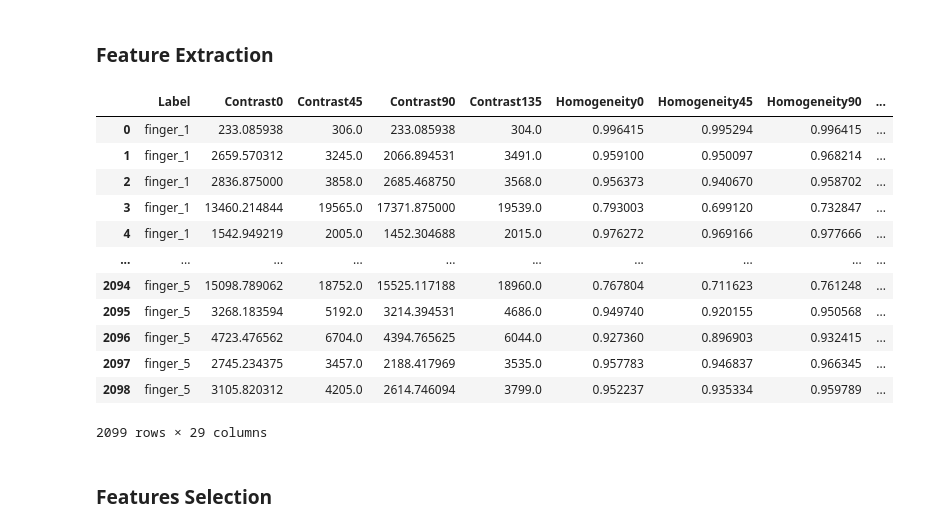
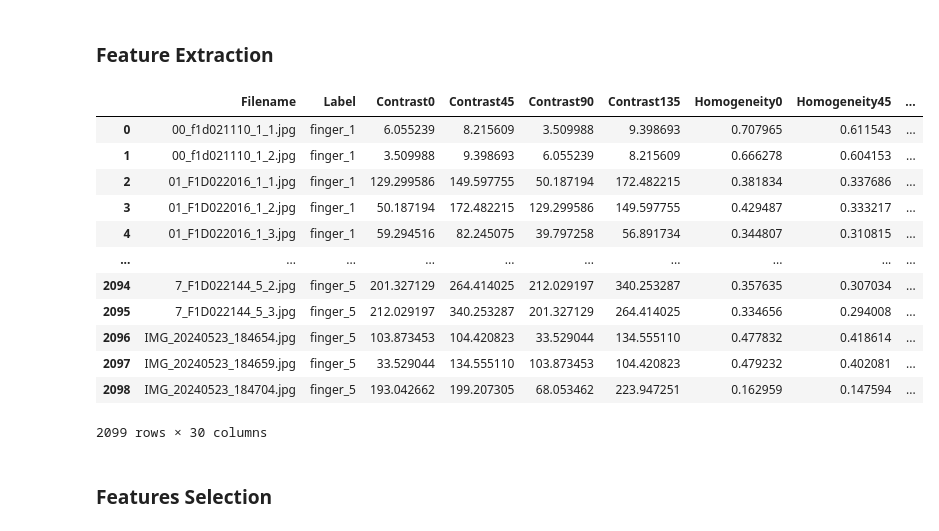
Before and after one commit to Digital-Image-Processing-2024/modul-6-jurnal-muhammaddzaki123, a Jupyter notebook: percobaan_n.ipynb, the cells around one changed output. Cells and saved outputs as stored; diff of their text form; code cells hidden in the pictures.

```diff
--- a/percobaan_n.ipynb
+++ b/percobaan_n.ipynb
@@ -258,3 +205,3 @@ def ASM(matriks):
 # %%
 def energy(matriks):
-    return np.sqrt(ASM(matriks))
+    return graycoprops(matriks, 'energy')[0, 0]
@@ -263,11 +213,11 @@ Derajat0 = []
 Derajat45 = []
 Derajat90 = []
 Derajat135 = []
-for i in range(len(dataPreprocessed)):
-    D0 = glcm(dataPreprocessed[i], 8, 0)
-    D45 = glcm(dataPreprocessed[i], 8, 45)
-    D90 = glcm(dataPreprocessed[i], 8, 90)
-    D135 = glcm(dataPreprocessed[i], 8, 135)
+for i in range(len(data_augmented)):
+    D0 = glcm(data_augmented[i], 0)
+    D45 = glcm(data_augmented[i], 45)
+    D90 = glcm(data_augmented[i], 90)
+    D135 = glcm(data_augmented[i], 135)
     Derajat0.append(D0)
     Derajat45.append(D45)
     Derajat90.append(D90)
@@ -372,34 +301,33 @@ for i in range(len(data)):
     energy90.append(ER90)
     energy135.append(ER135)
 # %%
-data = {'Filename': file_name, 'Label': labels,
+dataTable = {'Filename': file_name, 'Label': labels,
         'Contrast0': Kontras0, 'Contrast45': Kontras45, 'Contrast90': Kontras90, 'Contrast135': Kontras135,
         'Homogeneity0': homogenity0, 'Homogeneity45': homogenity45, 'Homogeneity90': homogenity90, 'Homogeneity135': homogenity135,
         'Dissimilarity0': dissimilarity0, 'Dissimilarity45': dissimilarity45, 'Dissimilarity90': dissimilarity90, 'Dissimilarity135': dissimilarity135,
         'Entropy0': entropy0, 'Entropy45': entropy45, 'Entropy90': entropy90, 'Entropy135': entropy135,
         'ASM0': ASM0, 'ASM45': ASM45, 'ASM90': ASM90, 'ASM135': ASM135,
         'Energy0': energy0, 'Energy45': energy45, 'Energy90': energy90, 'Energy135': energy135,
         'Correlation0': correlation0, 'Correlation45': correlation45, 'Correlation90': correlation90, 'Correlation135': correlation135,
         }
-df = pd.DataFrame(data)
-df.to_csv('hasil_ekstraksi.csv', index=False)
+df = pd.DataFrame(dataTable)
+df.to_csv('hasil_ekstraksi_1.csv', index=False)
+
+hasilEkstrak = pd.read_csv('hasil_ekstraksi_1.csv')
+hasilEkstrak
+# %% [output]
+|  | Filename | Label | Contrast0 | Contrast45 | Contrast90 | Contrast135 | Homogeneity0 | Homogeneity45 | ... |
+| 0 | 00_f1d021110_1_1.jpg | finger_1 | 6.055239 | 8.215609 | 3.509988 | 9.398693 | 0.707965 | 0.611543 | ... |
+| 1 | 00_f1d021110_1_2.jpg | finger_1 | 3.509988 | 9.398693 | 6.055239 | 8.215609 | 0.666278 | 0.604153 | ... |
+| 2 | 01_F1D022016_1_1.jpg | finger_1 | 129.299586 | 149.597755 | 50.187194 | 172.482215 | 0.381834 | 0.337686 | ... |
+| 3 | 01_F1D022016_1_2.jpg | finger_1 | 50.187194 | 172.482215 | 129.299586 | 149.597755 | 0.429487 | 0.333217 | ... |
+| 4 | 01_F1D022016_1_3.jpg | finger_1 | 59.294516 | 82.245075 | 39.797258 | 56.891734 | 0.344807 | 0.310815 | ... |
+| ... | ... | ... | ... | ... | ... | ... | ... | ... | ... |
+| 2094 | 7_F1D022144_5_2.jpg | finger_5 | 201.327129 | 264.414025 | 212.029197 | 340.253287 | 0.357635 | 0.307034 | ... |
+| 2095 | 7_F1D022144_5_3.jpg | finger_5 | 212.029197 | 340.253287 | 201.327129 | 264.414025 | 0.334656 | 0.294008 | ... |
+| 2096 | IMG_20240523_184654.jpg | finger_5 | 103.873453 | 104.420823 | 33.529044 | 134.555110 | 0.477832 | 0.418614 | ... |
+| 2097 | IMG_20240523_184659.jpg | finger_5 | 33.529044 | 134.555110 | 103.873453 | 104.420823 | 0.479232 | 0.402081 | ... |
+| 2098 | IMG_20240523_184704.jpg | finger_5 | 193.042662 | 199.207305 | 68.053462 | 223.947251 | 0.162959 | 0.147594 | ... |
+2099 rows × 30 columns
-# %%
-hasilEkstrak = pd.read_csv('hasil_ekstraksi.csv')
-hasilEkstrak = hasilEkstrak.drop(columns=['Filename'])
-hasilEkstrak
-# %% [output]
-|  | Label | Contrast0 | Contrast45 | Contrast90 | Contrast135 | Homogeneity0 | Homogeneity45 | Homogeneity90 | ... |
-| 0 | finger_1 | 233.085938 | 306.0 | 233.085938 | 304.0 | 0.996415 | 0.995294 | 0.996415 | ... |
-| 1 | finger_1 | 2659.570312 | 3245.0 | 2066.894531 | 3491.0 | 0.959100 | 0.950097 | 0.968214 | ... |
-| 2 | finger_1 | 2836.875000 | 3858.0 | 2685.468750 | 3568.0 | 0.956373 | 0.940670 | 0.958702 | ... |
-| 3 | finger_1 | 13460.214844 | 19565.0 | 17371.875000 | 19539.0 | 0.793003 | 0.699120 | 0.732847 | ... |
-| 4 | finger_1 | 1542.949219 | 2005.0 | 1452.304688 | 2015.0 | 0.976272 | 0.969166 | 0.977666 | ... |
-| ... | ... | ... | ... | ... | ... | ... | ... | ... | ... |
-| 2094 | finger_5 | 15098.789062 | 18752.0 | 15525.117188 | 18960.0 | 0.767804 | 0.711623 | 0.761248 | ... |
-| 2095 | finger_5 | 3268.183594 | 5192.0 | 3214.394531 | 4686.0 | 0.949740 | 0.920155 | 0.950568 | ... |
-| 2096 | finger_5 | 4723.476562 | 6704.0 | 4394.765625 | 6044.0 | 0.927360 | 0.896903 | 0.932415 | ... |
-| 2097 | finger_5 | 2745.234375 | 3457.0 | 2188.417969 | 3535.0 | 0.957783 | 0.946837 | 0.966345 | ... |
-| 2098 | finger_5 | 3105.820312 | 4205.0 | 2614.746094 | 3799.0 | 0.952237 | 0.935334 | 0.959789 | ... |
-2099 rows × 29 columns
 # %% [markdown]
 ### Features Selection
```
Also changed, not shown: parts of 42 cells of this notebook, 1 other file.
